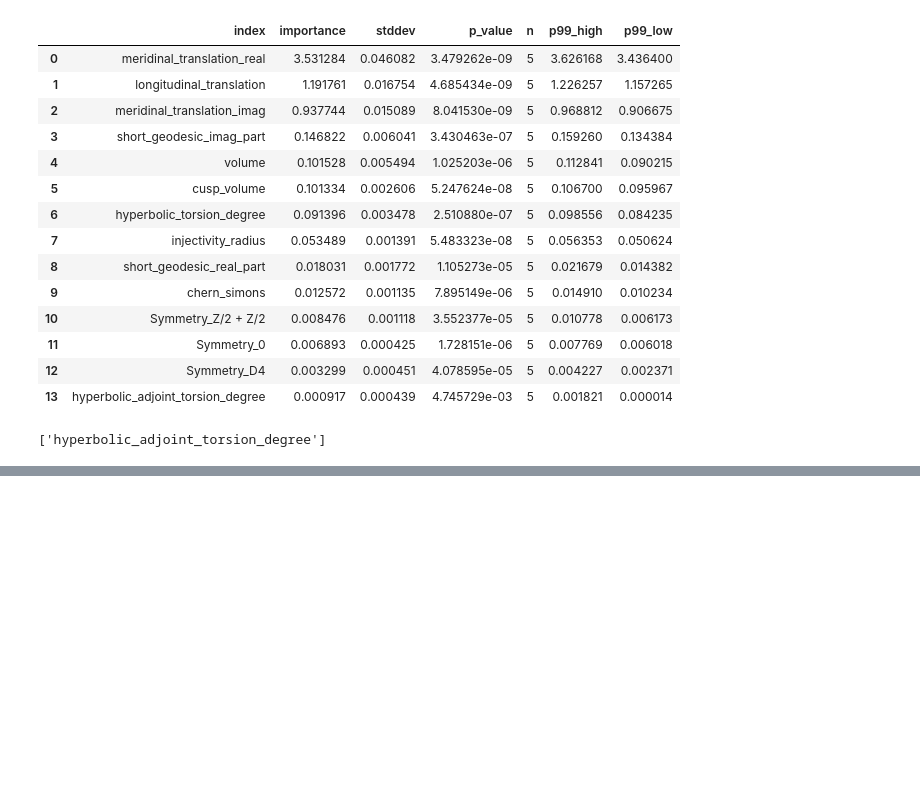
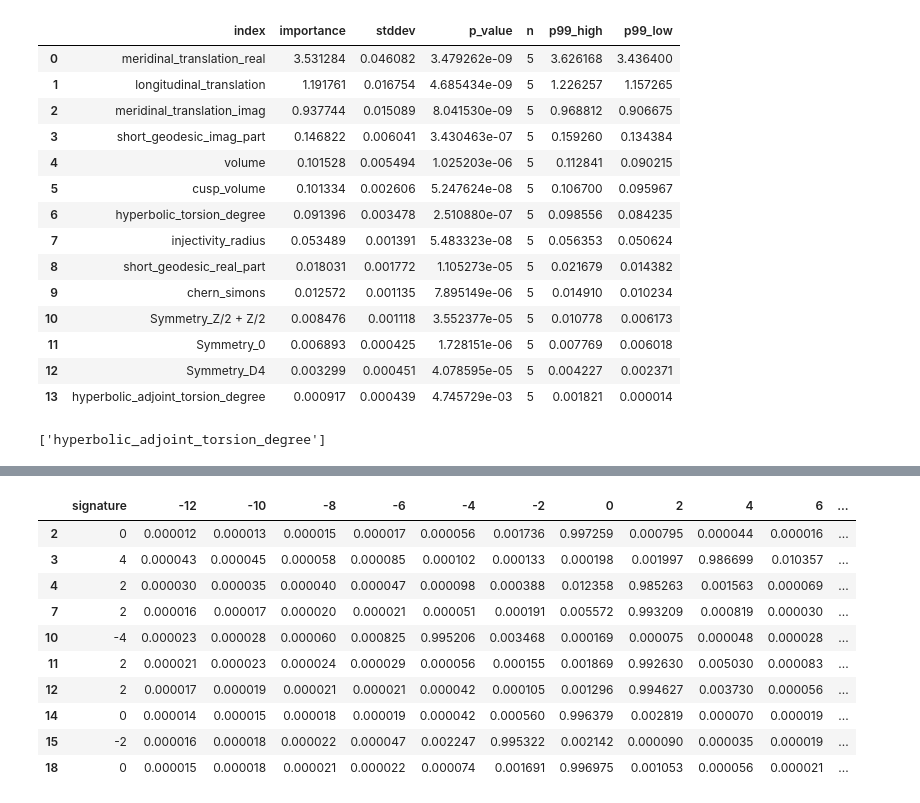
Before and after one commit to crossxwill/autogluon-tutorial, a Jupyter notebook: quickstart_tabular.ipynb, the cells around one changed output, grey strips where cells are left out. Saved outputs shown, nothing was run; the diff lists cells and outputs as text; code cells hidden in the pictures; blank space fills up the shorter version.

```diff
--- a/quickstart_tabular.ipynb
+++ b/quickstart_tabular.ipynb
@@ -246,0 +443,18 @@ final_low_importance_features
+# %%
+# %%
+
+y_pred = predictor.predict_proba(final_test_data.drop(columns=[label]), model=finalModel)
+
+pd.concat([final_test_data[label], y_pred], axis=1).head(10)
+# %% [output]
+|  | signature | -12 | -10 | -8 | -6 | -4 | -2 | 0 | 2 | 4 | 6 | ... |
+| 2 | 0 | 0.000012 | 0.000013 | 0.000015 | 0.000017 | 0.000056 | 0.001736 | 0.997259 | 0.000795 | 0.000044 | 0.000016 | ... |
+| 3 | 4 | 0.000043 | 0.000045 | 0.000058 | 0.000085 | 0.000102 | 0.000133 | 0.000198 | 0.001997 | 0.986699 | 0.010357 | ... |
+| 4 | 2 | 0.000030 | 0.000035 | 0.000040 | 0.000047 | 0.000098 | 0.000388 | 0.012358 | 0.985263 | 0.001563 | 0.000069 | ... |
+| 7 | 2 | 0.000016 | 0.000017 | 0.000020 | 0.000021 | 0.000051 | 0.000191 | 0.005572 | 0.993209 | 0.000819 | 0.000030 | ... |
+| 10 | -4 | 0.000023 | 0.000028 | 0.000060 | 0.000825 | 0.995206 | 0.003468 | 0.000169 | 0.000075 | 0.000048 | 0.000028 | ... |
+| 11 | 2 | 0.000021 | 0.000023 | 0.000024 | 0.000029 | 0.000056 | 0.000155 | 0.001869 | 0.992630 | 0.005030 | 0.000083 | ... |
+| 12 | 2 | 0.000017 | 0.000019 | 0.000021 | 0.000021 | 0.000042 | 0.000105 | 0.001296 | 0.994627 | 0.003730 | 0.000056 | ... |
+| 14 | 0 | 0.000014 | 0.000015 | 0.000018 | 0.000019 | 0.000042 | 0.000560 | 0.996379 | 0.002819 | 0.000070 | 0.000019 | ... |
+| 15 | -2 | 0.000016 | 0.000018 | 0.000022 | 0.000047 | 0.002247 | 0.995322 | 0.002142 | 0.000090 | 0.000035 | 0.000019 | ... |
+| 18 | 0 | 0.000015 | 0.000018 | 0.000021 | 0.000022 | 0.000074 | 0.001691 | 0.996975 | 0.001053 | 0.000056 | 0.000021 | ... |
```
Also changed, not shown: parts of 10 cells of this notebook, 1 other file.
